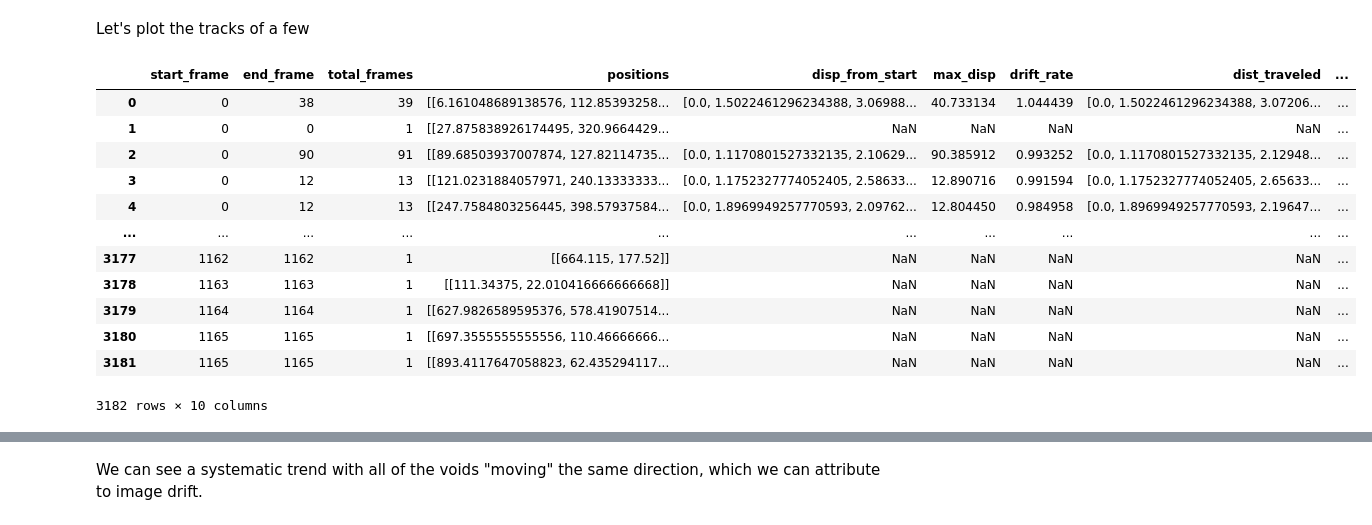
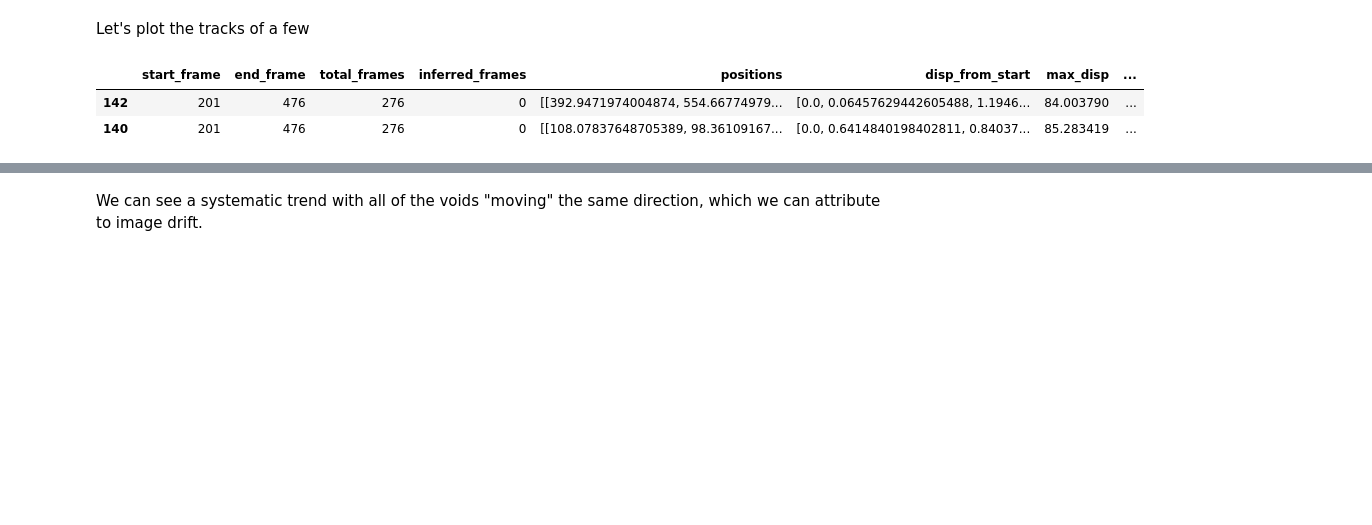
Before and after one commit to proxystore/real-time-defect-analysis, a Jupyter notebook: notebooks/track-voids.ipynb, the cells around one changed output, grey strips where cells are left out. Saved outputs shown, nothing was run; the diff lists cells and outputs as text; code cells hidden in the pictures; blank space fills up the shorter version.

```diff
--- a/notebooks/track-voids.ipynb
+++ b/notebooks/track-voids.ipynb
@@ -57,0 +51,5 @@ Wall time: 487 ms
+# %%
+%%time
+particles = pd.concat(list(convert_to_per_particle(void_data)))
+initial_tracks = tp.link_df(particles, search_range=10, memory=3)
+print(f'Found a total of {len(initial_tracks.particle.value_counts())} unique particles')
@@ -58,21 +61,11 @@ Wall time: 487 ms
 # %% [markdown]
 Let's plot the tracks of a few
 # %%
-void_tracks = compile_void_tracks(void_data['positions'].tolist(), initial_tracks)
-void_tracks
+void_tracks = compile_void_tracks(initial_tracks)
+void_tracks.sort_values('total_frames').tail(2)
 # %% [output]
-|  | start_frame | end_frame | total_frames | positions | disp_from_start | max_disp | drift_rate | dist_traveled | ... |
-| 0 | 0 | 38 | 39 | [[6.161048689138576, 112.85393258... | [0.0, 1.5022461296234388, 3.06988... | 40.733134 | 1.044439 | [0.0, 1.5022461296234388, 3.07206... | ... |
-| 1 | 0 | 0 | 1 | [[27.875838926174495, 320.9664429... | NaN | NaN | NaN | NaN | ... |
-| 2 | 0 | 90 | 91 | [[89.68503937007874, 127.82114735... | [0.0, 1.1170801527332135, 2.10629... | 90.385912 | 0.993252 | [0.0, 1.1170801527332135, 2.12948... | ... |
-| 3 | 0 | 12 | 13 | [[121.0231884057971, 240.13333333... | [0.0, 1.1752327774052405, 2.58633... | 12.890716 | 0.991594 | [0.0, 1.1752327774052405, 2.65633... | ... |
-| 4 | 0 | 12 | 13 | [[247.7584803256445, 398.57937584... | [0.0, 1.8969949257770593, 2.09762... | 12.804450 | 0.984958 | [0.0, 1.8969949257770593, 2.19647... | ... |
-| ... | ... | ... | ... | ... | ... | ... | ... | ... | ... |
-| 3177 | 1162 | 1162 | 1 | [[664.115, 177.52]] | NaN | NaN | NaN | NaN | ... |
-| 3178 | 1163 | 1163 | 1 | [[111.34375, 22.010416666666668]] | NaN | NaN | NaN | NaN | ... |
-| 3179 | 1164 | 1164 | 1 | [[627.9826589595376, 578.41907514... | NaN | NaN | NaN | NaN | ... |
-| 3180 | 1165 | 1165 | 1 | [[697.3555555555556, 110.46666666... | NaN | NaN | NaN | NaN | ... |
-| 3181 | 1165 | 1165 | 1 | [[893.4117647058823, 62.435294117... | NaN | NaN | NaN | NaN | ... |
+|  | start_frame | end_frame | total_frames | inferred_frames | positions | disp_from_start | max_disp | ... |
+| 142 | 201 | 476 | 276 | 0 | [[392.9471974004874, 554.66774979... | [0.0, 0.06457629442605488, 1.1946... | 84.003790 | ... |
+| 140 | 201 | 476 | 276 | 0 | [[108.07837648705389, 98.36109167... | [0.0, 0.6414840198402811, 0.84037... | 85.283419 | ... |
-3182 rows × 10 columns
 # %%
 fig, ax = plt.subplots(figsize=(3, 3))
```
Also changed, not shown: parts of 19 cells of this notebook, 1 other file.
